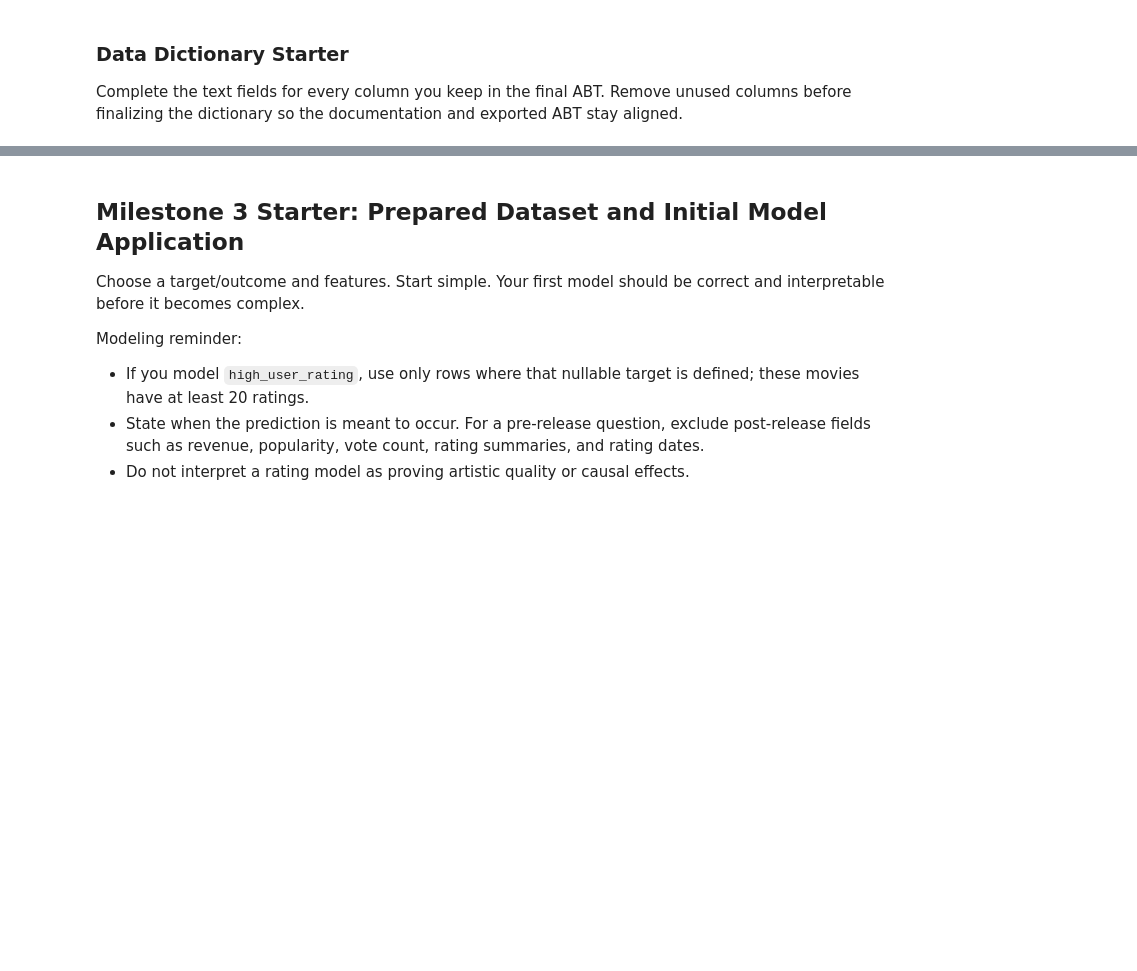
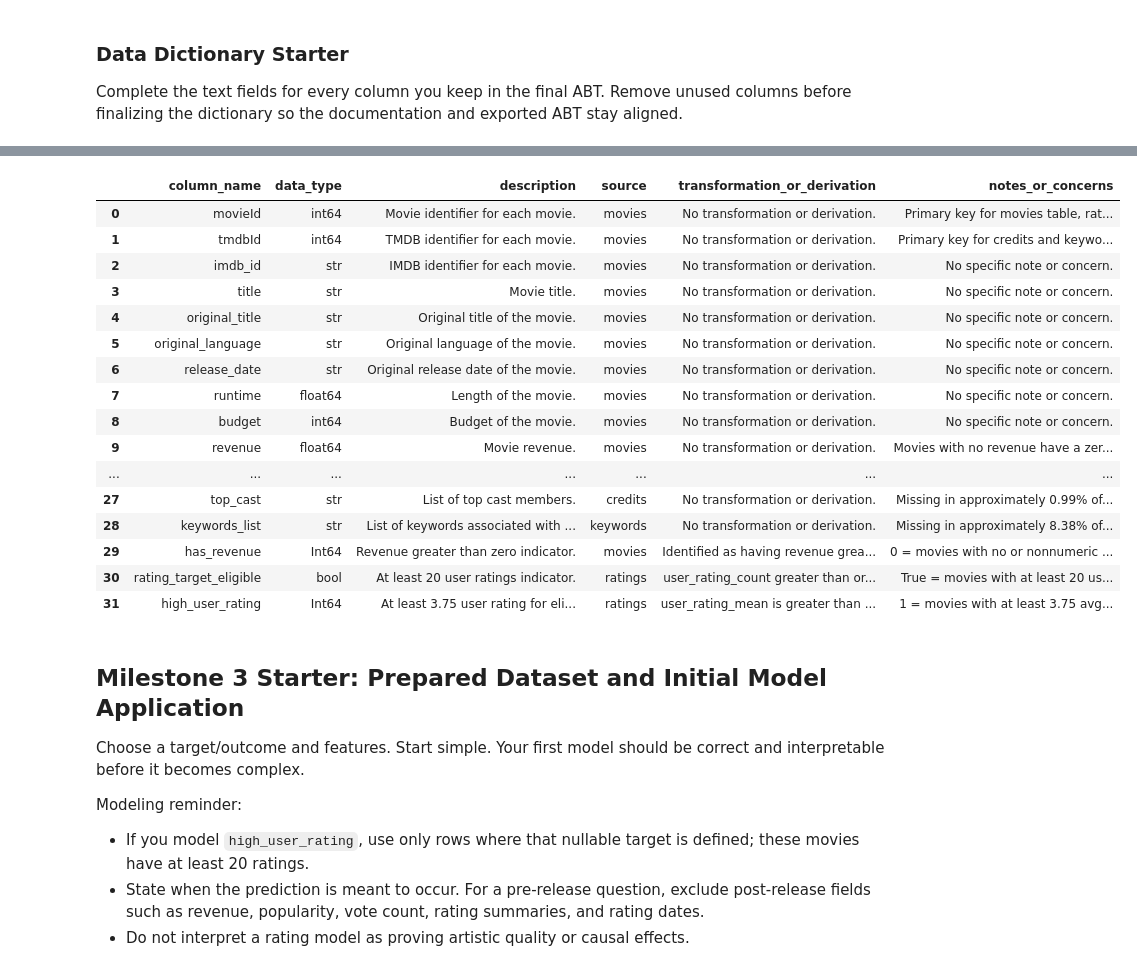
Before and after one commit to ovallemark/ban6003-project-option-1-movies, a Jupyter notebook: notebooks/movies_project_starter.ipynb, the cells around one changed output, grey strips where cells are left out. Drawn from its saved outputs; the diff is of its cells as text; code cells hidden in the pictures; blank space fills up the shorter version.

```diff
--- a/notebooks/movies_project_starter.ipynb
+++ b/notebooks/movies_project_starter.ipynb
@@ -549,3 +736,58 @@ data_dictionary.head()
+# %%
+#notes or concerns
+
+data_dictionary.loc[data_dictionary["column_name"] == "movieId", "notes_or_concerns"] = "Primary key for movies table, rating_summary, and ABT."
+data_dictionary.loc[data_dictionary["column_name"] == "tmdbId", "notes_or_concerns"] = "Primary key for credits and keywords tables."
+data_dictionary.loc[data_dictionary["column_name"] == "imdb_id", "notes_or_concerns"] = "No specific note or concern."
+data_dictionary.loc[data_dictionary["column_name"] == "title", "notes_or_concerns"] = "No specific note or concern."
+data_dictionary.loc[data_dictionary["column_name"] == "original_title", "notes_or_concerns"] = "No specific note or concern."
+data_dictionary.loc[data_dictionary["column_name"] == "original_language", "notes_or_concerns"] = "No specific note or concern."
+data_dictionary.loc[data_dictionary["column_name"] == "release_date", "notes_or_concerns"] = "No specific note or concern."
+data_dictionary.loc[data_dictionary["column_name"] == "runtime", "notes_or_concerns"] = "No specific note or concern."
+data_dictionary.loc[data_dictionary["column_name"] == "budget", "notes_or_concerns"] = "No specific note or concern."
+data_dictionary.loc[data_dictionary["column_name"] == "revenue", "notes_or_concerns"] = "Movies with no revenue have a zero value."
+data_dictionary.loc[data_dictionary["column_name"] == "popularity", "notes_or_concerns"] = "No specific note or concern."
+data_dictionary.loc[data_dictionary["column_name"] == "vote_average", "notes_or_concerns"] = "Independent rating not to be confused with the calculated user rating average."
+data_dictionary.loc[data_dictionary["column_name"] == "vote_count", "notes_or_concerns"] = "Number of independent ratings not to be confused with the calculated user rating count."
+data_dictionary.loc[data_dictionary["column_name"] == "genres", "notes_or_concerns"] = "No specific note or concern."
+data_dictionary.loc[data_dictionary["column_name"] == "production_companies", "notes_or_concerns"] = "No specific note or concern."
+data_dictionary.loc[data_dictionary["column_name"] == "production_countries", "notes_or_concerns"] = "No specific note or concern."
+data_dictionary.loc[data_dictionary["column_name"] == "adult", "notes_or_concerns"] = "No specific note or concern."
+data_dictionary.loc[data_dictionary["column_name"] == "status", "notes_or_concerns"] = "Missing values in 0.02% of records."
+data_dictionary.loc[data_dictionary["column_name"] == "genres_list", "notes_or_concerns"] = "Missing values in 0.39% of records."
+data_dictionary.loc[data_dictionary["column_name"] == "primary_genre", "notes_or_concerns"] = "Missing values in 0.39% of records."
+data_dictionary.loc[data_dictionary["column_name"] == "release_year", "notes_or_concerns"] = "No specific note or concern."
+data_dictionary.loc[data_dictionary["column_name"] == "user_rating_mean", "notes_or_concerns"] = "57 movies have no rating records and excluded from this field's calculation."
+data_dictionary.loc[data_dictionary["column_name"] == "user_rating_count", "notes_or_concerns"] = "57 movies have no rating records and excluded from this field's calculation."
+data_dictionary.loc[data_dictionary["column_name"] == "user_rating_std", "notes_or_concerns"] = "Movies with less than two ratings or no rating records will have missing values."
+data_dictionary.loc[data_dictionary["column_name"] == "first_rating_date", "notes_or_concerns"] = "57 movies have no rating records and excluded from this field's calculation."
+data_dictionary.loc[data_dictionary["column_name"] == "last_rating_date", "notes_or_concerns"] = "57 movies have no rating records and excluded from this field's calculation."
+data_dictionary.loc[data_dictionary["column_name"] == "director", "notes_or_concerns"] = "Missing in approximately 0.26% of records."
+data_dictionary.loc[data_dictionary["column_name"] == "top_cast", "notes_or_concerns"] = "Missing in approximately 0.99% of records."
+data_dictionary.loc[data_dictionary["column_name"] == "keywords_list", "notes_or_concerns"] = "Missing in approximately 8.38% of records."
+data_dictionary.loc[data_dictionary["column_name"] == "has_revenue", "notes_or_concerns"] = "0 = movies with no or nonnumeric revenue."
+data_dictionary.loc[data_dictionary["column_name"] == "rating_target_eligible", "notes_or_concerns"] = "True = movies with at least 20 user ratings."
+data_dictionary.loc[data_dictionary["column_name"] == "high_user_rating", "notes_or_concerns"] = "1 = movies with at least 3.75 avg rating and at least 20 user ratings. 0 = Average user rating below 3.75, with at least 20 user ratings. Missing = Fewer than 20 user ratings."
+
+display(data_dictionary)
+# %% [output]
+|  | column_name | data_type | description | source | transformation_or_derivation | notes_or_concerns |
+| 0 | movieId | int64 | Movie identifier for each movie. | movies | No transformation or derivation. | Primary key for movies table, rat... |
+| 1 | tmdbId | int64 | TMDB identifier for each movie. | movies | No transformation or derivation. | Primary key for credits and keywo... |
+| 2 | imdb_id | str | IMDB identifier for each movie. | movies | No transformation or derivation. | No specific note or concern. |
+| 3 | title | str | Movie title. | movies | No transformation or derivation. | No specific note or concern. |
+| 4 | original_title | str | Original title of the movie. | movies | No transformation or derivation. | No specific note or concern. |
+| 5 | original_language | str | Original language of the movie. | movies | No transformation or derivation. | No specific note or concern. |
+| 6 | release_date | str | Original release date of the movie. | movies | No transformation or derivation. | No specific note or concern. |
+| 7 | runtime | float64 | Length of the movie. | movies | No transformation or derivation. | No specific note or concern. |
+| 8 | budget | int64 | Budget of the movie. | movies | No transformation or derivation. | No specific note or concern. |
+| 9 | revenue | float64 | Movie revenue. | movies | No transformation or derivation. | Movies with no revenue have a zer... |
+| ... | ... | ... | ... | ... | ... | ... |
+| 27 | top_cast | str | List of top cast members. | credits | No transformation or derivation. | Missing in approximately 0.99% of... |
+| 28 | keywords_list | str | List of keywords associated with ... | keywords | No transformation or derivation. | Missing in approximately 8.38% of... |
+| 29 | has_revenue | Int64 | Revenue greater than zero indicator. | movies | Identified as having revenue grea... | 0 = movies with no or nonnumeric ... |
+| 30 | rating_target_eligible | bool | At least 20 user ratings indicator. | ratings | user_rating_count greater than or... | True = movies with at least 20 us... |
+| 31 | high_user_rating | Int64 | At least 3.75 user rating for eli... | ratings | user_rating_mean is greater than ... | 1 = movies with at least 3.75 avg... |
 # %% [markdown]
 ## Milestone 3 Starter: Prepared Dataset and Initial Model Application
 
```
Also changed, not shown: parts of 6 cells of this notebook.
